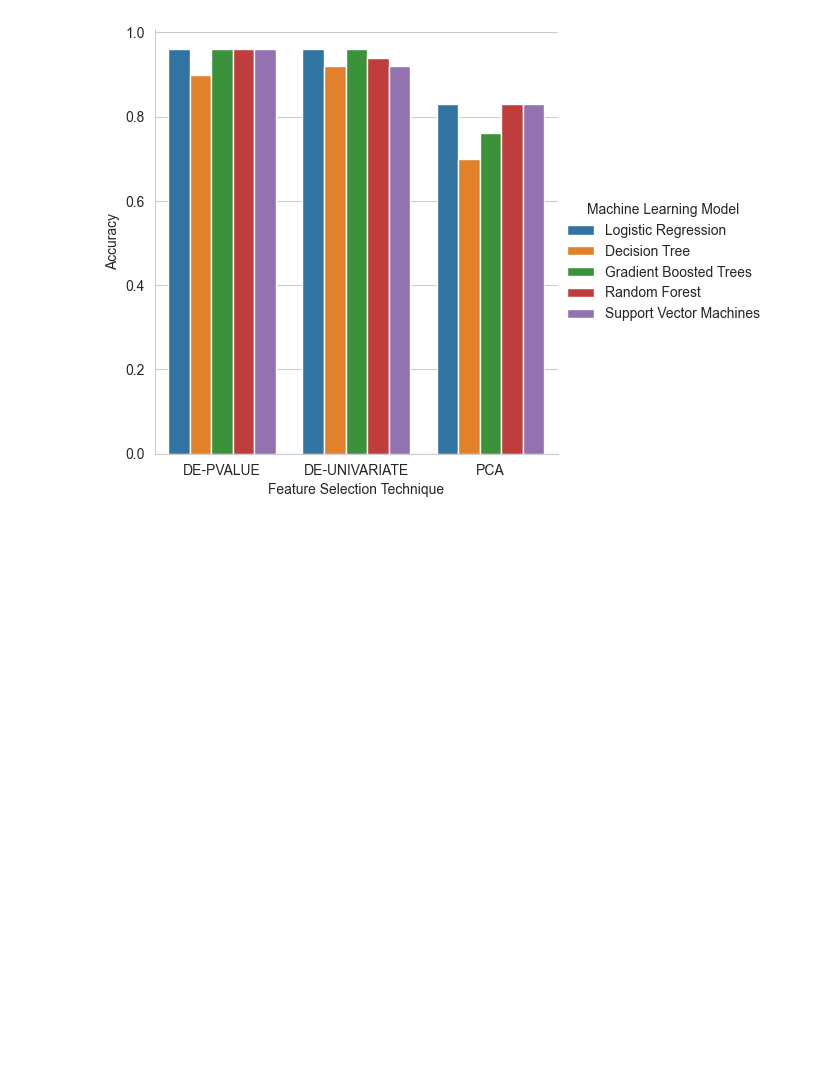
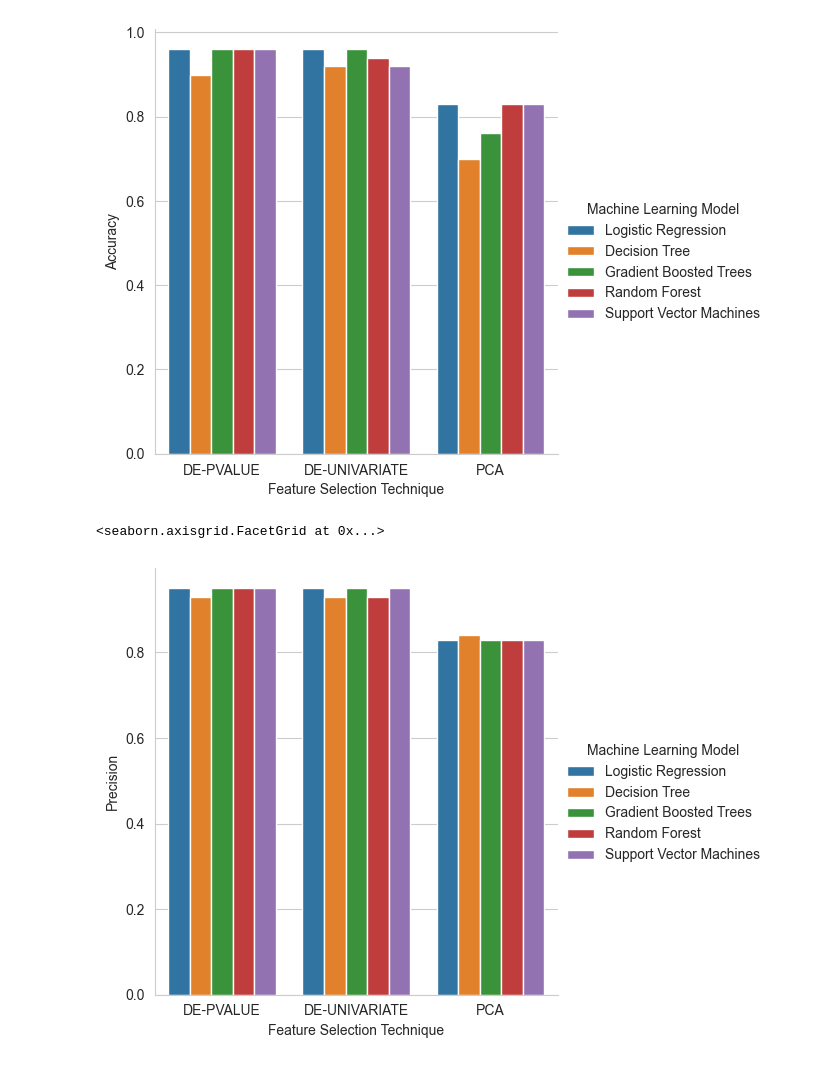
Before and after one commit to thelgis/applied-bioinformatics-thesis, a Jupyter notebook: notebooks/14_Visualizations.ipynb, the cells around one changed output. Cells and saved outputs as stored; diff of their text form; code cells hidden in the pictures; blank space fills up the shorter version.

Commit message:
Add more Plots

```diff
--- a/notebooks/14_Visualizations.ipynb
+++ b/notebooks/14_Visualizations.ipynb
@@ -39,3 +39,37 @@ sns.catplot(
 # %% [output]
 <seaborn.axisgrid.FacetGrid at 0x...>
 [figure]
+# %%
+sns.catplot(
+    data=pd.DataFrame(
+        columns=["Feature Selection Technique", "Machine Learning Model", "Precision"],
+        data = [
+            ["DE-PVALUE", "Logistic Regression", 0.95],
+            ["DE-UNIVARIATE", "Logistic Regression", 0.95],
+            ["PCA", "Logistic Regression", 0.83],
+
+            ["DE-PVALUE", "Decision Tree", 0.93],
+            ["DE-UNIVARIATE", "Decision Tree", 0.93],
+            ["PCA", "Decision Tree", 0.84],
+
+            ["DE-PVALUE", "Gradient Boosted Trees", 0.95],
+            ["DE-UNIVARIATE", "Gradient Boosted Trees", 0.95],
+            ["PCA", "Gradient Boosted Trees", 0.83],
+
+            ["DE-PVALUE", "Random Forest", 0.95],
+            ["DE-UNIVARIATE", "Random Forest", 0.93],
+            ["PCA", "Random Forest", 0.83],
+
+            ["DE-PVALUE", "Support Vector Machines", 0.95],
+            ["DE-UNIVARIATE", "Support Vector Machines", 0.95],
+            ["PCA", "Support Vector Machines", 0.83],
+        ]
+    ),
+    x="Feature Selection Technique",
+    y="Precision",
+    hue="Machine Learning Model",
+    kind="bar",
+)
+# %% [output]
+<seaborn.axisgrid.FacetGrid at 0x...>
+[figure, added]
```
Also changed, not shown: parts of 2 cells of this notebook.
